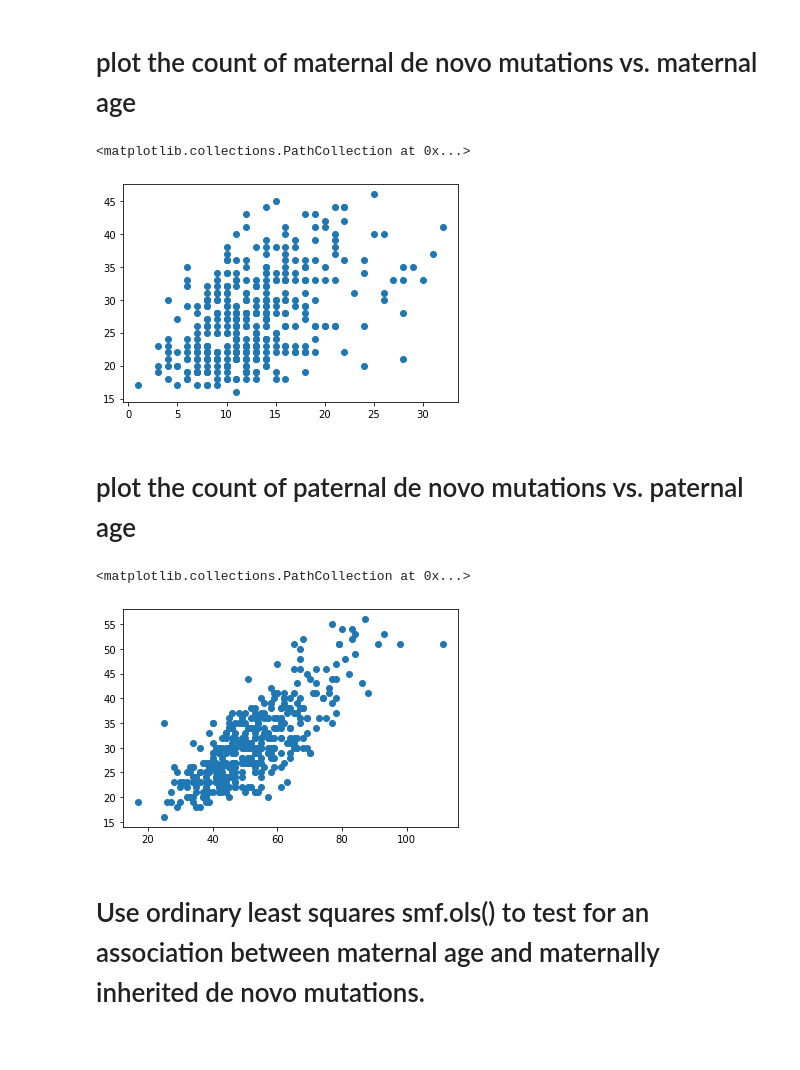
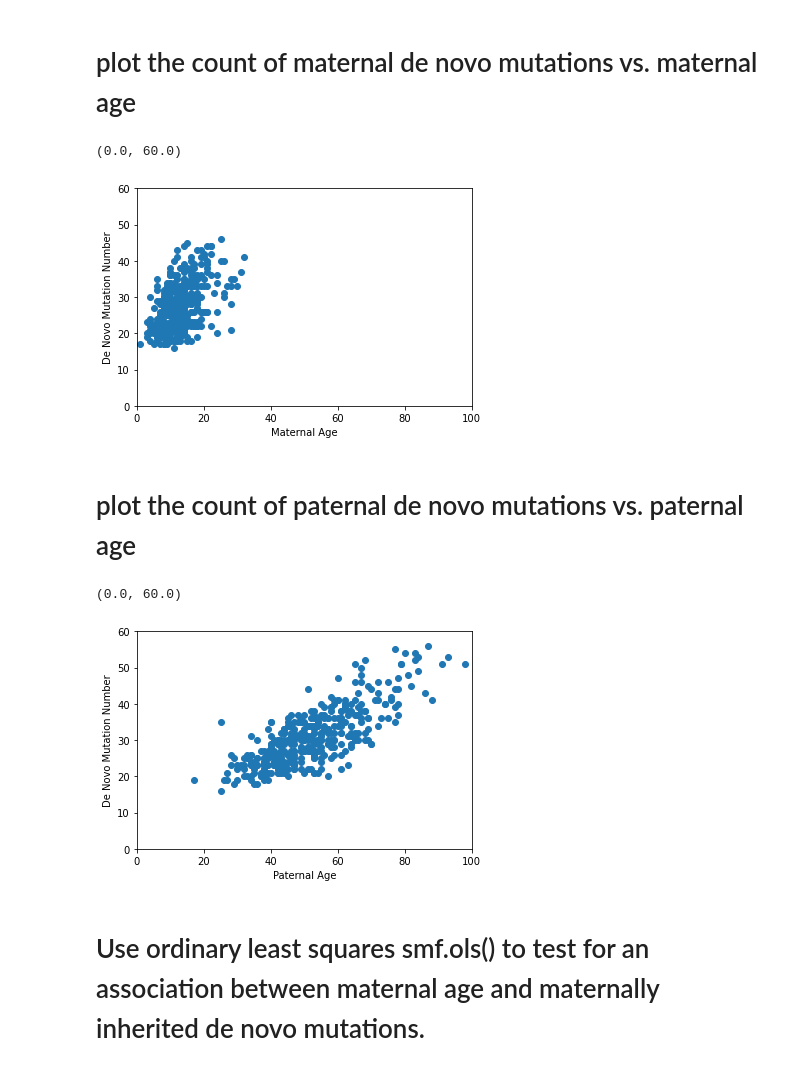
Before and after one commit to agold-15/qbb2020-answers, a Jupyter notebook: day5-lunch/day5-lunch.ipynb, the cells around one changed output. Saved outputs shown, nothing was run; the diff lists cells and outputs as text; code cells hidden in the pictures.

```diff
--- a/day5-lunch/day5-lunch.ipynb
+++ b/day5-lunch/day5-lunch.ipynb
@@ -65,19 +66,27 @@ final_merge
 # %%
 #scatter plot of mat_dnm and mother_age using final_merge
 fig, ax = plt.subplots()
 ax.scatter(x=final_merge['mat_dnm'], y=final_merge['Mother_age'])
+ax.set_xlabel('Maternal Age')
+ax.set_ylabel('De Novo Mutation Number')
+ax.set_xlim(0,100)
+ax.set_ylim(0,60)
 # %% [output]
-<matplotlib.collections.PathCollection at 0x...>
+(0.0, 60.0)
-[figure, old version]
+[figure, new version]
 # %% [markdown]
 # plot the count of paternal de novo mutations vs. paternal age
 # %%
 #scatter plot of pat_dnm and father_age using final_merge
 fig, ax = plt.subplots()
 ax.scatter(x=final_merge['pat_dnm'], y=final_merge['Father_age'])
+ax.set_xlabel('Paternal Age')
+ax.set_ylabel('De Novo Mutation Number')
+ax.set_xlim(0,100)
+ax.set_ylim(0,60)
 # %% [output]
-<matplotlib.collections.PathCollection at 0x...>
+(0.0, 60.0)
-[figure, old version]
+[figure, new version]
 # %% [markdown]
 # Use ordinary least squares smf.ols() to test for an association between maternal age and maternally inherited de novo mutations.
 # %%
```
Also changed, not shown: parts of 14 cells of this notebook.
